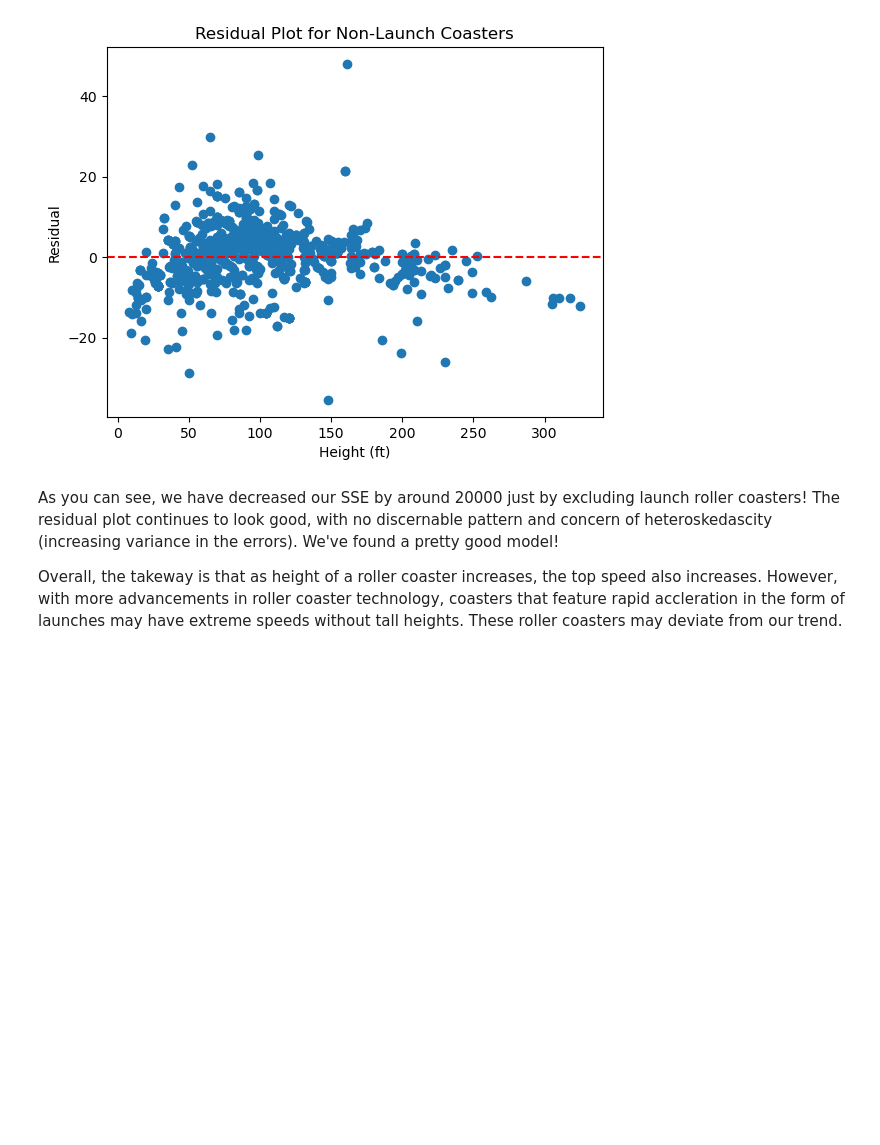
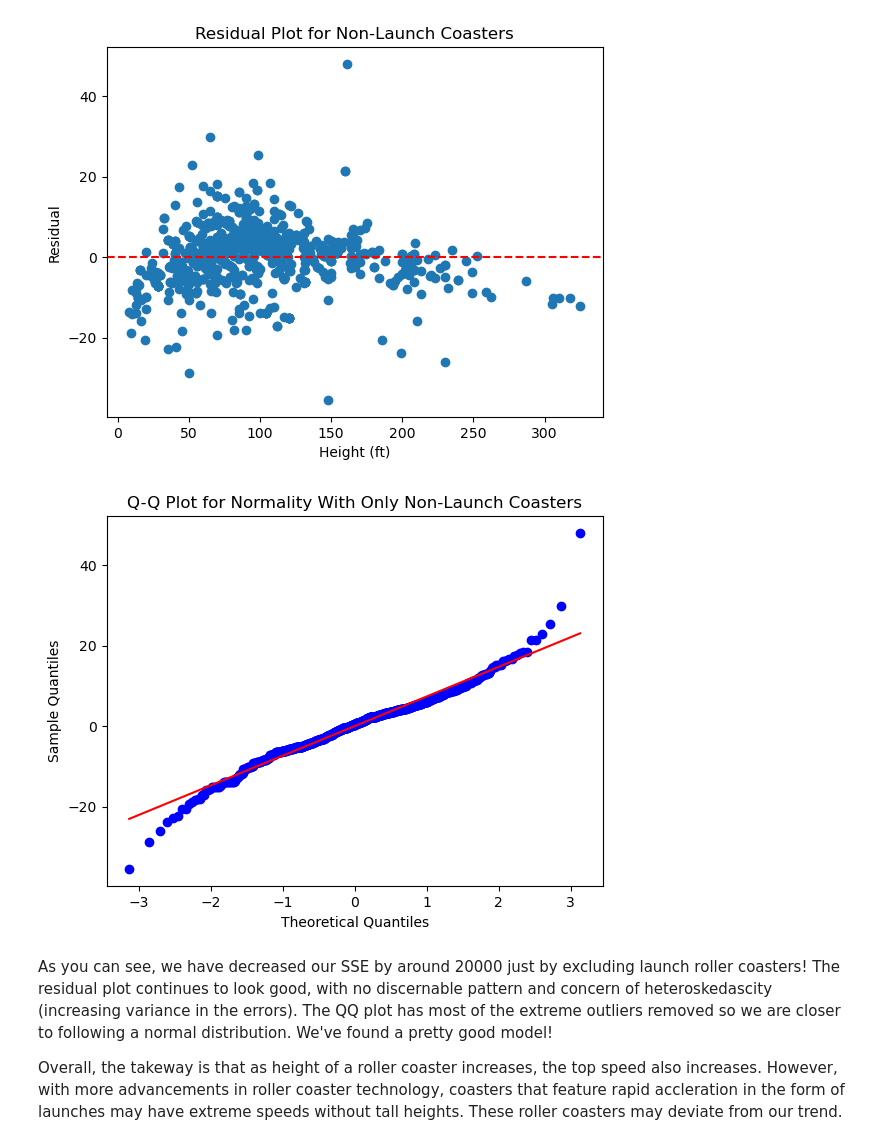
Before and after one commit to legendschwab/cmor438individual, a Jupyter notebook: Supervised Machine Learning/2. Linear Regression/LinearRegressionCMOR438.ipynb, the cells around one changed output. Cells and saved outputs as stored; diff of their text form; code cells hidden in the pictures; blank space fills up the shorter version.

```diff
--- a/Supervised Machine Learning/2. Linear Regression/LinearRegressionCMOR438.ipynb
+++ b/Supervised Machine Learning/2. Linear Regression/LinearRegressionCMOR438.ipynb
@@ -219,7 +229,16 @@ plt.title('Residual Plot for Non-Launch Coasters')
 Our Sum of Squared Errors is 44442.606
 Text(0.5, 1.0, 'Residual Plot for Non-Launch Coasters')
 [figure]
+# %%
+# Q-Q plot for Normality
+stats.probplot(non_launch_residuals, dist="norm", plot=plt)
+plt.title("Q-Q Plot for Normality With Only Non-Launch Coasters")
+plt.xlabel("Theoretical Quantiles")
+plt.ylabel("Sample Quantiles")
+plt.show()
+# %% [output]
+[figure, added]
 # %% [markdown]
-As you can see, we have decreased our SSE by around 20000 just by excluding launch roller coasters! The residual plot continues to look good, with no discernable pattern and concern of heteroskedascity (increasing variance in the errors). We've found a pretty good model!
+As you can see, we have decreased our SSE by around 20000 just by excluding launch roller coasters! The residual plot continues to look good, with no discernable pattern and concern of heteroskedascity (increasing variance in the errors). The QQ plot has most of the extreme outliers removed so we are closer to following a normal distribution. We've found a pretty good model!
 
 Overall, the takeway is that as height of a roller coaster increases, the top speed also increases. However, with more advancements in roller coaster technology, coasters that feature rapid accleration in the form of launches may have extreme speeds without tall heights. These roller coasters may deviate from our trend.
```
Also changed, not shown: parts of 8 cells of this notebook, 1 other file.
